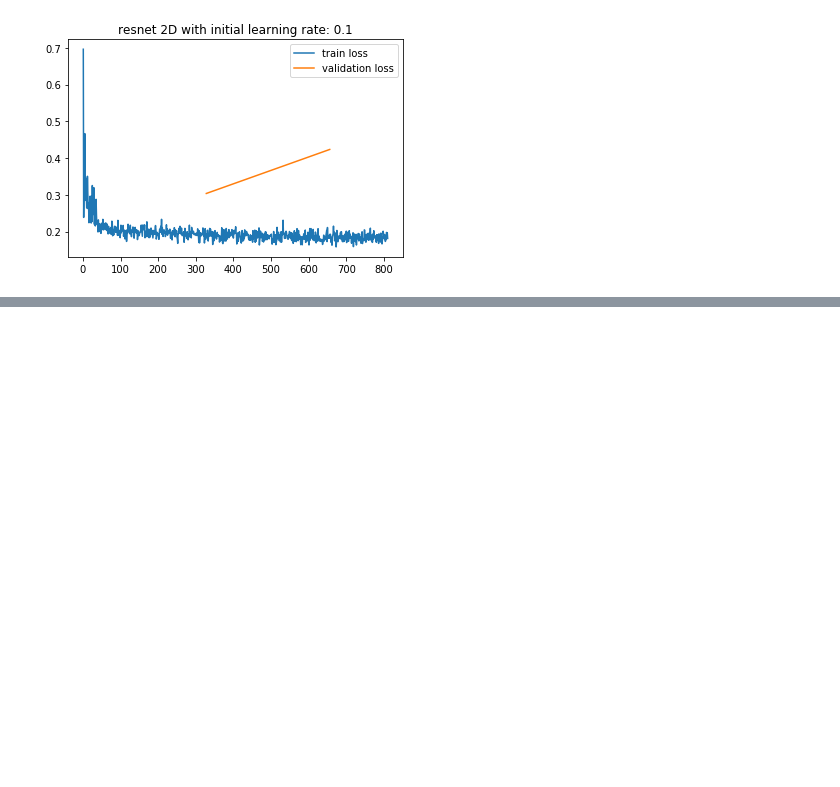
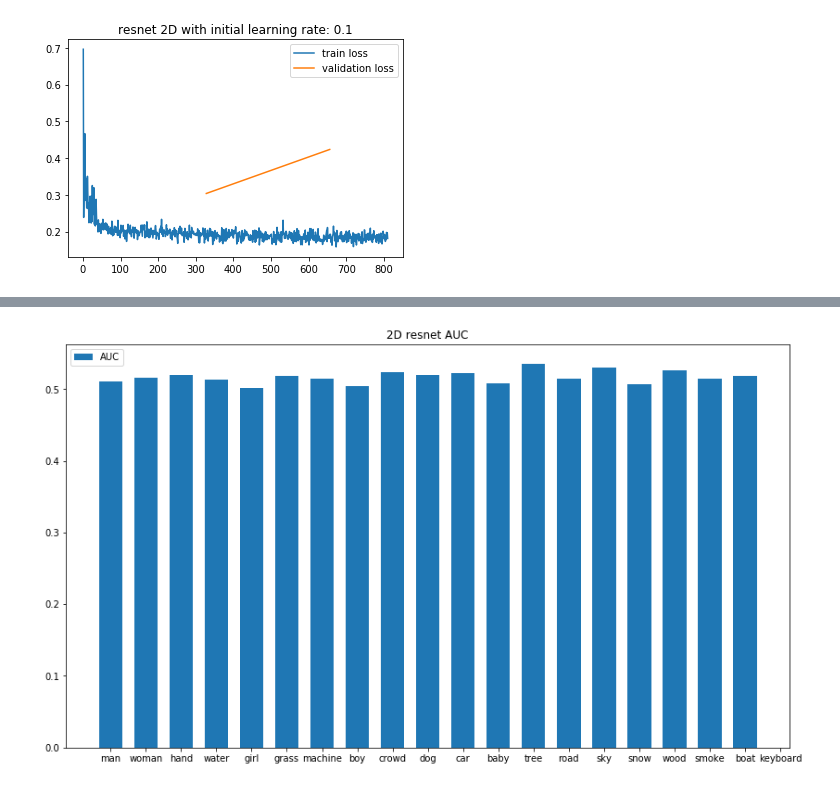
Before and after one commit to bonyuta0204/pytorch-i3d, a Jupyter notebook: notebook/resnet_analysis.ipynb, the cells around one changed output, grey strips where cells are left out. Cells and saved outputs as stored; diff of their text form; code cells hidden in the pictures; blank space fills up the shorter version.

```diff
--- a/notebook/resnet_analysis.ipynb
+++ b/notebook/resnet_analysis.ipynb
@@ -360,0 +143,5 @@ tensor([[ 0.0069,  0.0190,  0.0040,  ..., -0.0098,  0.0005,  0.0162],
+# %%
+eval_2d_low_lr = Evaluator(mlb)
+eval_2d_low_lr.load_result("../experiment/resnet2d_top20/low_lr_run2/val_eval.pkl")
+eval_2d_low_lr.stats_setup()
+auc_2d = eval_2d_low_lr.auc()
@@ -360,0 +151,25 @@ tensor([[ 0.0069,  0.0190,  0.0040,  ..., -0.0098,  0.0005,  0.0162],
+# %%
+eval_3d.stats_setup()
+auc_3d = eval_3d.auc()
+auc_2d = eval_2d_low_lr.auc()
+# %%
+lh = LabelHandler(resnet3d.INDEX_FILE)
+lh.expand_index()
+label_count = lh.label_count()
+# %%
+barplot_2d_unsorted = zip(mlb.classes_,auc_2d)
+barplot_2d = sorted(barplot_2d_unsorted,key= lambda data:label_count[data[0]],reverse=True)
+barplot_3d_unsorted = zip(mlb.classes_,auc_3d)
+barplot_3d = sorted(barplot_3d_unsorted,key= lambda data:label_count[data[0]],reverse=True)
+# %%
+x = np.arange(len(barplot_2d)) * 1.2
+labels = list(map(lambda d:d[0], barplot_2d))
+auc = np.array(list(map(lambda d:d[1], barplot_2d))).astype(np.float)
+plt.figure(figsize=(14,8))
+plt.bar(x, auc, label="AUC")
+plt.xticks(x,labels)
+plt.legend()
+plt.title("2D resnet AUC")
+plt.savefig(run_2d_low.figure_file("auc.pdf"))
+# %% [output]
+[figure, added]
```
Also changed, not shown: parts of 44 cells of this notebook, 8 other files.
